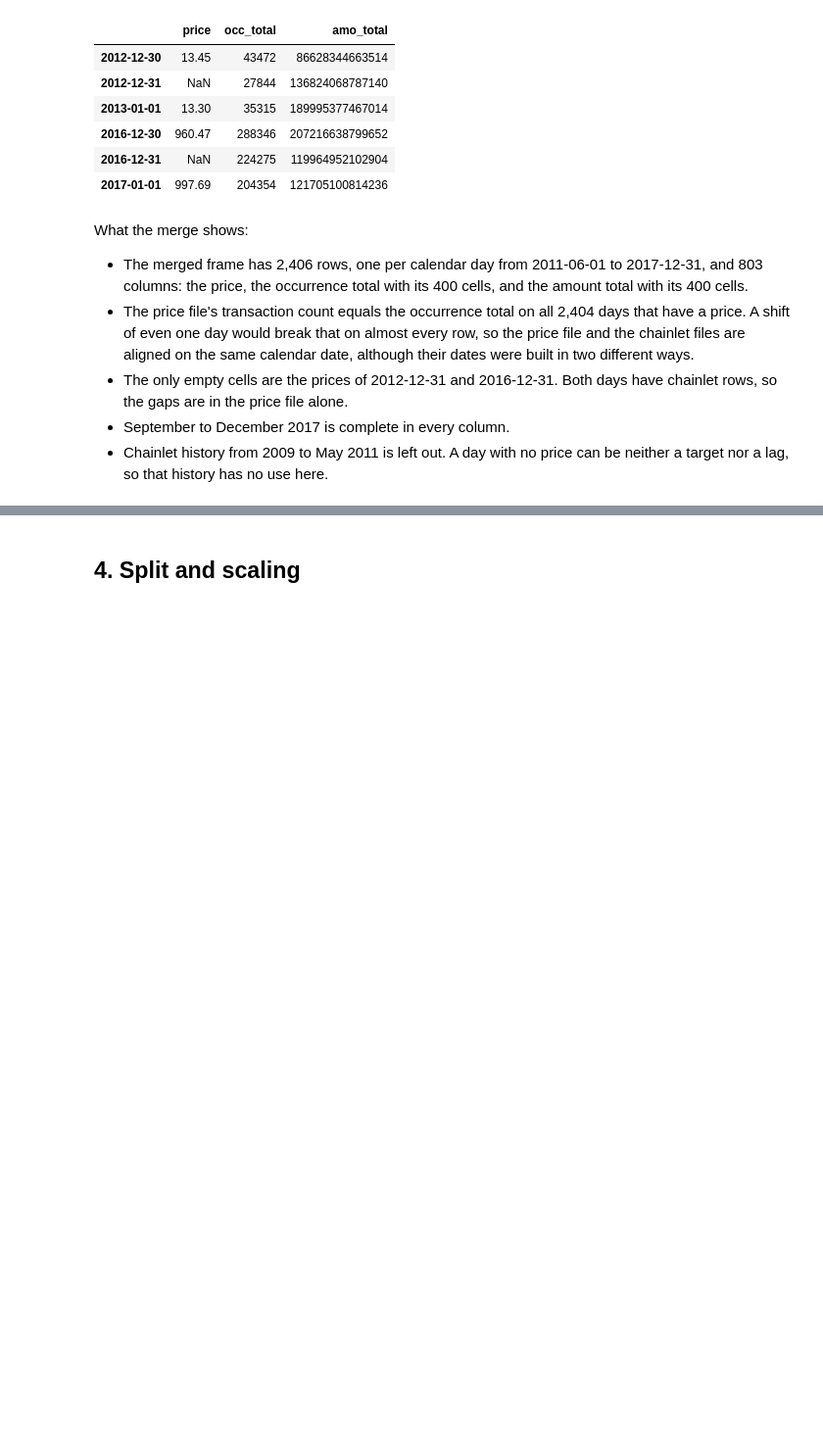
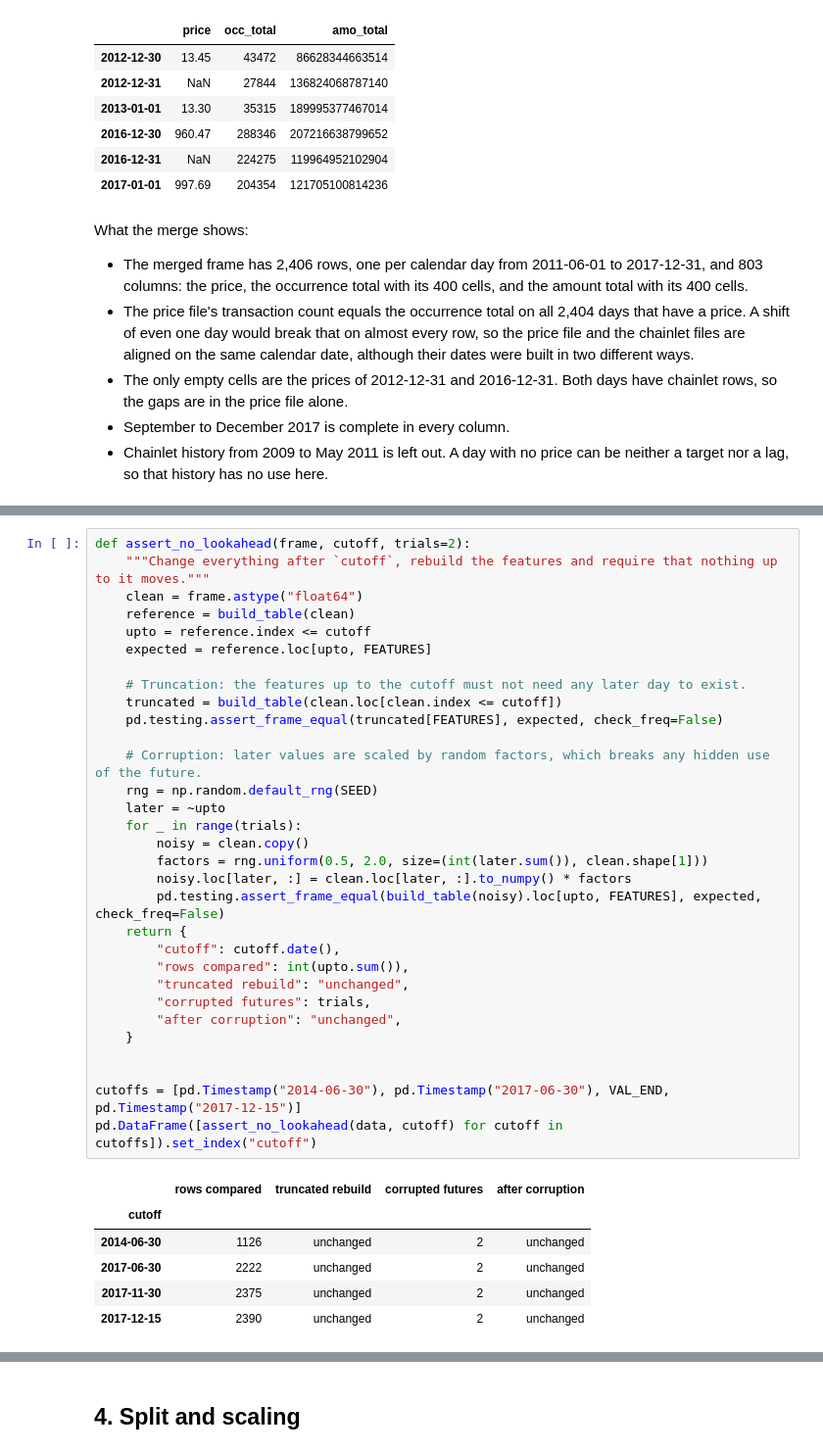
Before and after one commit to alexhubenthal/alexhubenthal-btc-chainlet-hw2, a Jupyter notebook: btc_chainlet_xai.ipynb, the cells around one changed output, grey strips where cells are left out. Shown at 98% size. Drawn from its saved outputs; the diff is of its cells as text; blank space fills up the shorter version.

Commit message:
Step 4: build the next-day target and features, with a look-ahead proof

```diff
--- a/btc_chainlet_xai.ipynb
+++ b/btc_chainlet_xai.ipynb
@@ -340,0 +616,38 @@ What the merge shows:
+# %%
+def assert_no_lookahead(frame, cutoff, trials=2):
+    """Change everything after `cutoff`, rebuild the features and require that nothing up to it moves."""
+    clean = frame.astype("float64")
+    reference = build_table(clean)
+    upto = reference.index <= cutoff
+    expected = reference.loc[upto, FEATURES]
+
+    # Truncation: the features up to the cutoff must not need any later day to exist.
+    truncated = build_table(clean.loc[clean.index <= cutoff])
+    pd.testing.assert_frame_equal(truncated[FEATURES], expected, check_freq=False)
+
+    # Corruption: later values are scaled by random factors, which breaks any hidden use of the future.
+    rng = np.random.default_rng(SEED)
+    later = ~upto
+    for _ in range(trials):
+        noisy = clean.copy()
+        factors = rng.uniform(0.5, 2.0, size=(int(later.sum()), clean.shape[1]))
+        noisy.loc[later, :] = clean.loc[later, :].to_numpy() * factors
+        pd.testing.assert_frame_equal(build_table(noisy).loc[upto, FEATURES], expected, check_freq=False)
+    return {
+        "cutoff": cutoff.date(),
+        "rows compared": int(upto.sum()),
+        "truncated rebuild": "unchanged",
+        "corrupted futures": trials,
+        "after corruption": "unchanged",
+    }
+
+
+cutoffs = [pd.Timestamp("2014-06-30"), pd.Timestamp("2017-06-30"), VAL_END, pd.Timestamp("2017-12-15")]
+pd.DataFrame([assert_no_lookahead(data, cutoff) for cutoff in cutoffs]).set_index("cutoff")
+# %% [output]
+|  | rows compared | truncated rebuild | corrupted futures | after corruption |
+| cutoff |  |  |  |  |
+| 2014-06-30 | 1126 | unchanged | 2 | unchanged |
+| 2017-06-30 | 2222 | unchanged | 2 | unchanged |
+| 2017-11-30 | 2375 | unchanged | 2 | unchanged |
+| 2017-12-15 | 2390 | unchanged | 2 | unchanged |
```
Also changed, not shown: parts of 9 cells of this notebook.
